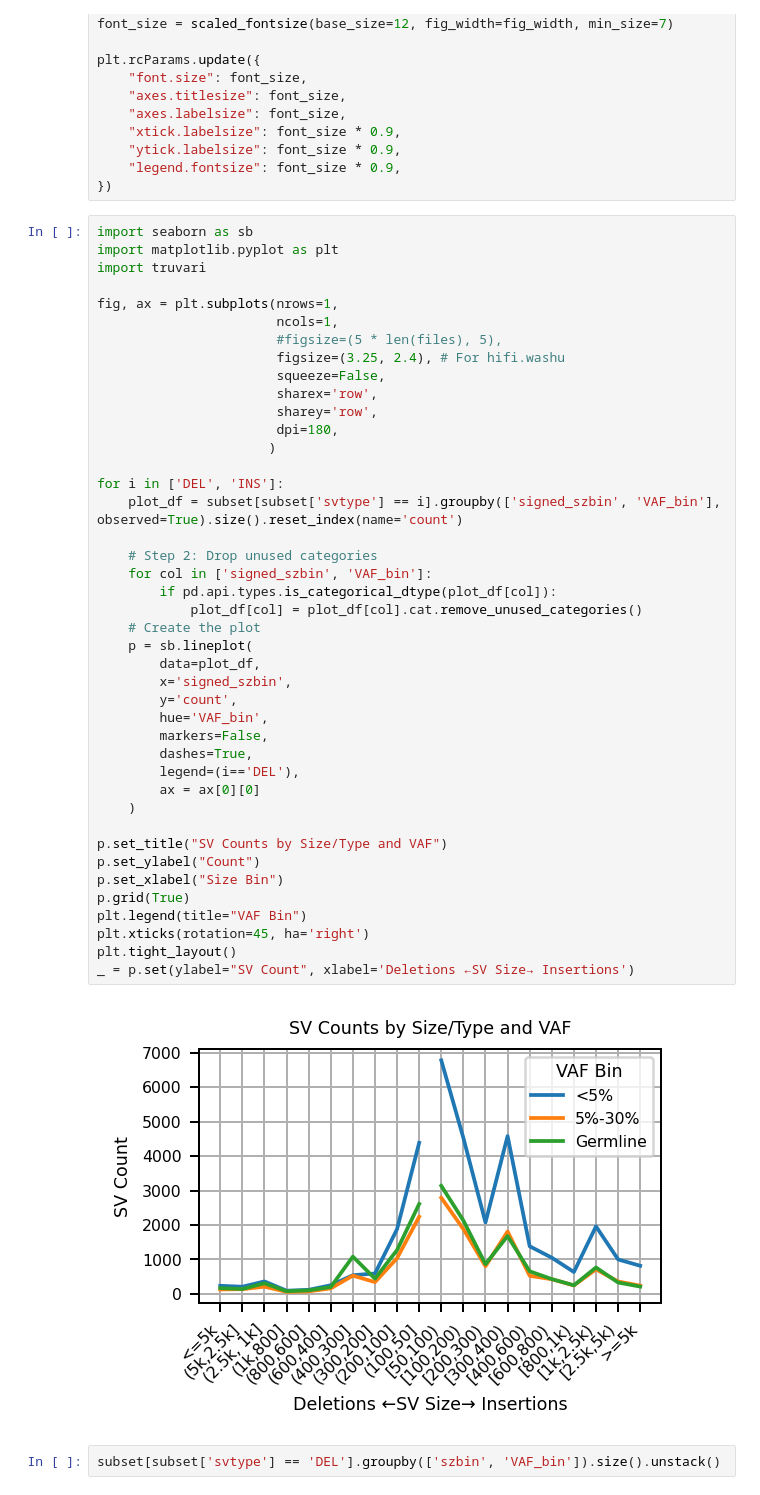
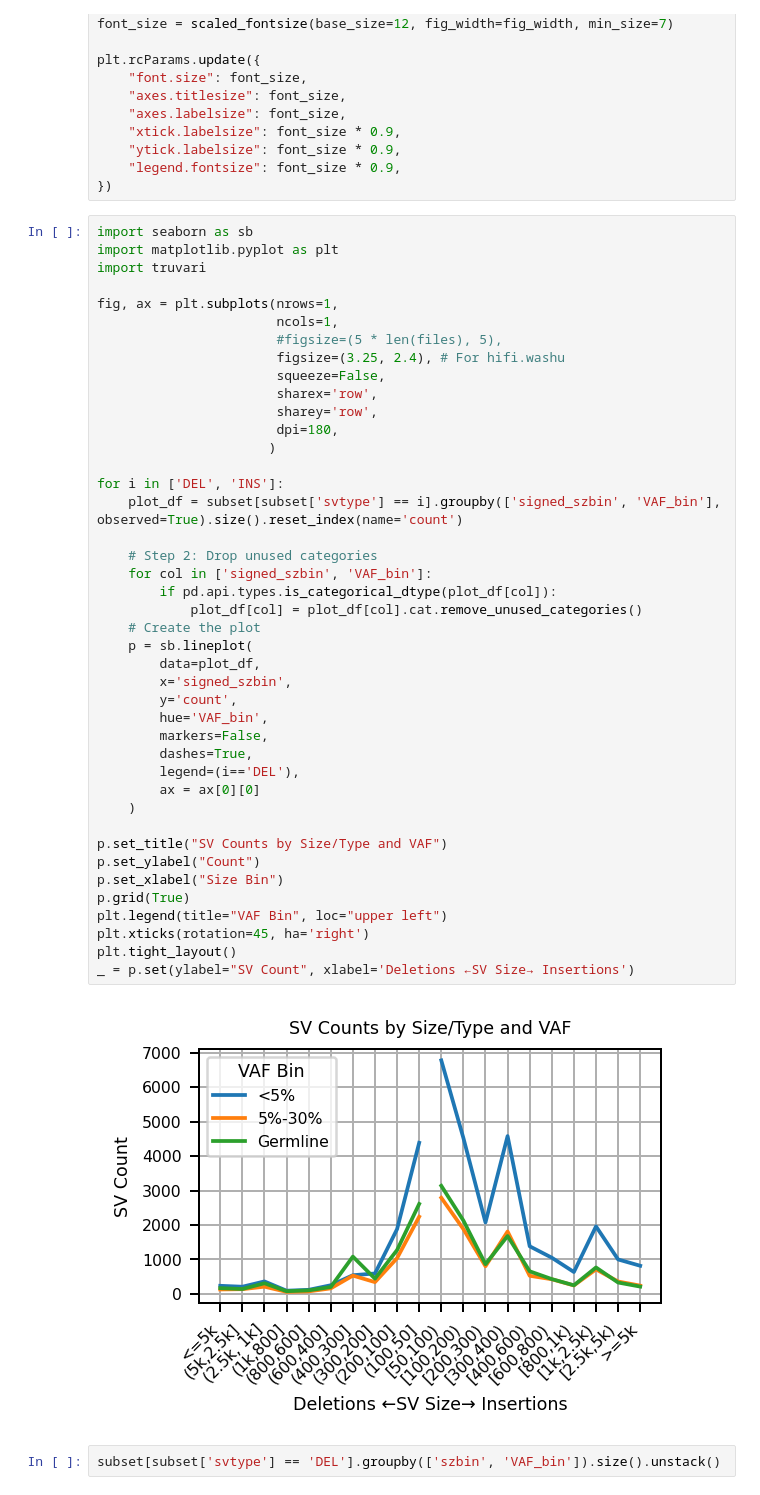
Before and after one commit to BCM-HGSC/SMaHT_MIMS, a Jupyter notebook: bench_stats/VariantStats.ipynb, the cells around one changed output. Cells and saved outputs as stored; diff of their text form.

```diff
--- a/bench_stats/VariantStats.ipynb
+++ b/bench_stats/VariantStats.ipynb
@@ -195,35 +195,35 @@ fig, ax = plt.subplots(nrows=1,
                        dpi=180,
                       )
 
 for i in ['DEL', 'INS']:
     plot_df = subset[subset['svtype'] == i].groupby(['signed_szbin', 'VAF_bin'], observed=True).size().reset_index(name='count')
 
     # Step 2: Drop unused categories
     for col in ['signed_szbin', 'VAF_bin']:
         if pd.api.types.is_categorical_dtype(plot_df[col]):
             plot_df[col] = plot_df[col].cat.remove_unused_categories()
     # Create the plot
     p = sb.lineplot(
         data=plot_df,
         x='signed_szbin',
         y='count',
         hue='VAF_bin',
         markers=False,
         dashes=True,
         legend=(i=='DEL'),
         ax = ax[0][0]
     )
 
 p.set_title("SV Counts by Size/Type and VAF")
 p.set_ylabel("Count")
 p.set_xlabel("Size Bin")
 p.grid(True)
-plt.legend(title="VAF Bin")
+plt.legend(title="VAF Bin", loc="upper left")
 plt.xticks(rotation=45, ha='right')
 plt.tight_layout()
 _ = p.set(ylabel="SV Count", xlabel='Deletions ←SV Size→ Insertions')
 # %% [output]
-[figure, old version]
+[figure, new version]
 # %%
 subset[subset['svtype'] == 'DEL'].groupby(['szbin', 'VAF_bin']).size().unstack()
 # %% [output]
```
Also changed, not shown: 2 other files.
